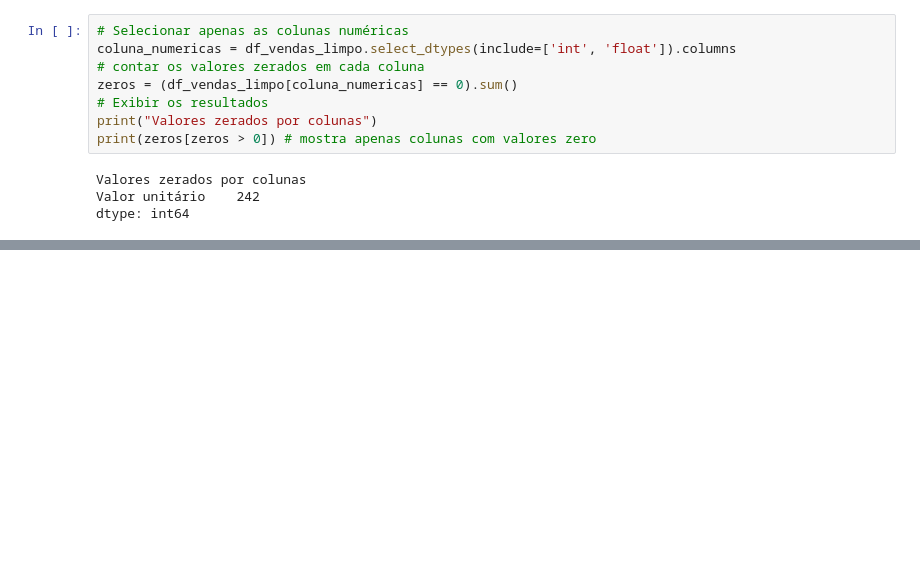
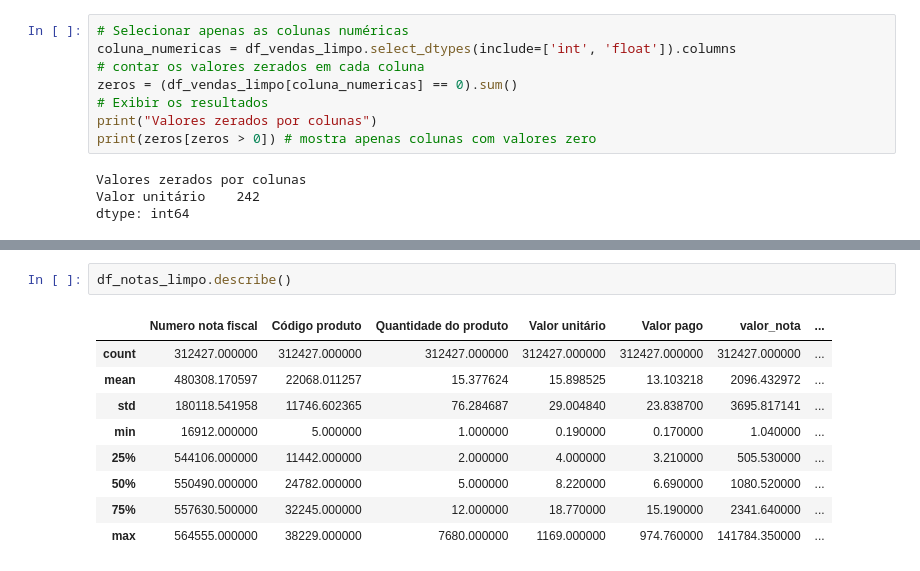
Before and after one commit to PauloQuirinoMN/Sistema-de-Recomendacao-e-Cross-selling, a Jupyter notebook: notas.ipynb, the cells around one changed output, grey strips where cells are left out. Saved outputs shown, nothing was run; the diff lists cells and outputs as text; blank space fills up the shorter version.

```diff
--- a/notas.ipynb
+++ b/notas.ipynb
@@ -283,0 +254,12 @@ valor_mina
+# %%
+df_notas_limpo.describe()
+# %% [output]
+|  | Numero nota fiscal | Código produto | Quantidade do produto | Valor unitário | Valor pago | valor_nota | ... |
+| count | 312427.000000 | 312427.000000 | 312427.000000 | 312427.000000 | 312427.000000 | 312427.000000 | ... |
+| mean | 480308.170597 | 22068.011257 | 15.377624 | 15.898525 | 13.103218 | 2096.432972 | ... |
+| std | 180118.541958 | 11746.602365 | 76.284687 | 29.004840 | 23.838700 | 3695.817141 | ... |
+| min | 16912.000000 | 5.000000 | 1.000000 | 0.190000 | 0.170000 | 1.040000 | ... |
+| 25% | 544106.000000 | 11442.000000 | 2.000000 | 4.000000 | 3.210000 | 505.530000 | ... |
+| 50% | 550490.000000 | 24782.000000 | 5.000000 | 8.220000 | 6.690000 | 1080.520000 | ... |
+| 75% | 557630.500000 | 32245.000000 | 12.000000 | 18.770000 | 15.190000 | 2341.640000 | ... |
+| max | 564555.000000 | 38229.000000 | 7680.000000 | 1169.000000 | 974.760000 | 141784.350000 | ... |
```
Also changed, not shown: parts of 15 cells of this notebook, 5 other files.
